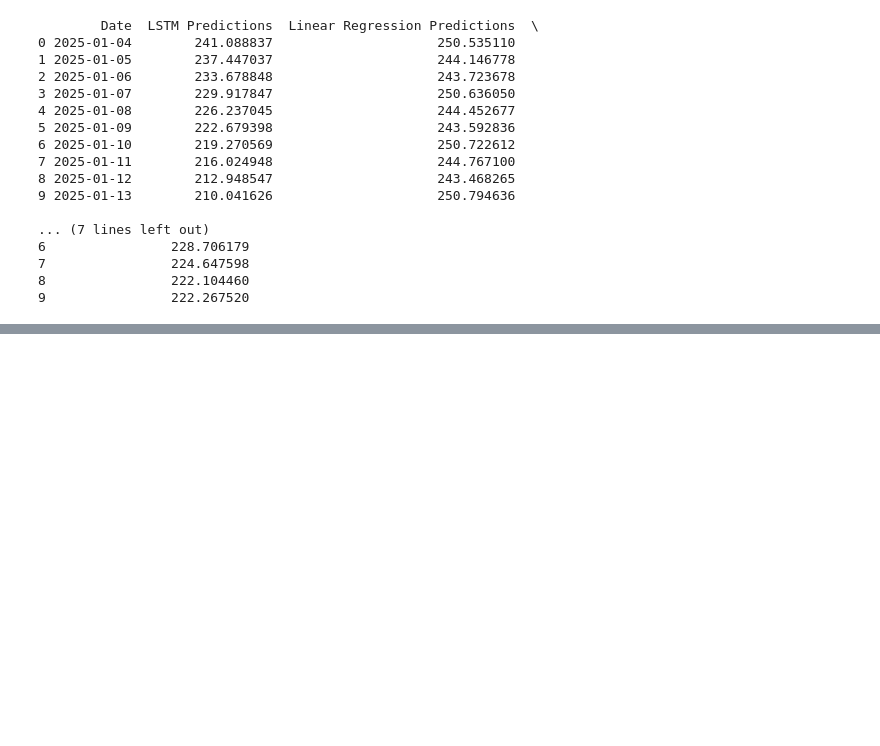
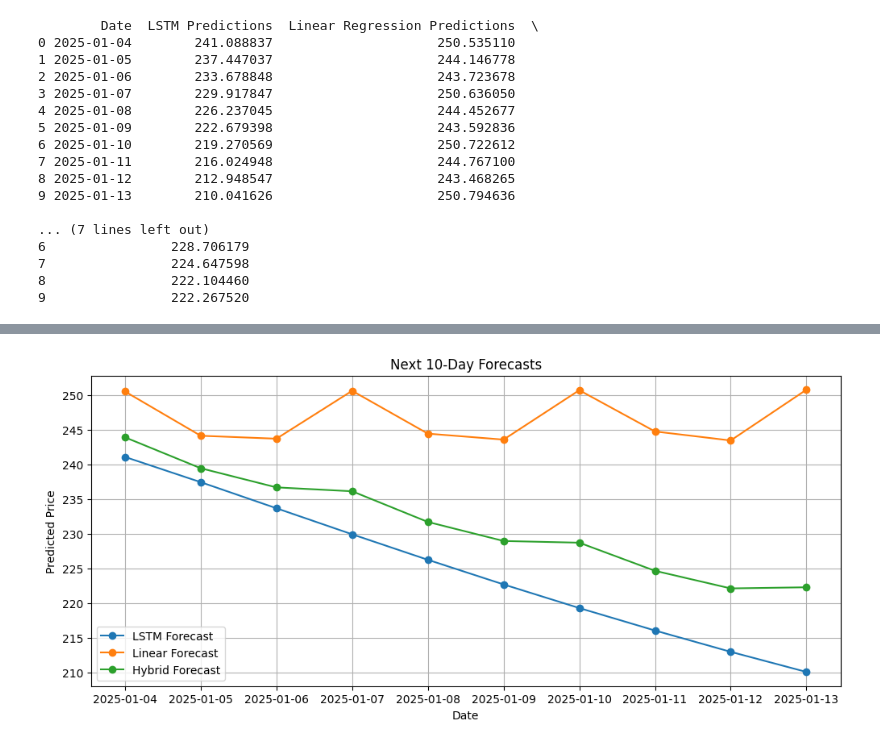
Before and after one commit to kaushik-gowda/Hybrid_ML_model, a Jupyter notebook: notebook/hybrid_model.ipynb, the cells around one changed output, grey strips where cells are left out. Saved outputs shown, nothing was run; the diff lists cells and outputs as text; code cells hidden in the pictures; blank space fills up the shorter version.

```diff
--- a/notebook/hybrid_model.ipynb
+++ b/notebook/hybrid_model.ipynb
@@ -203,0 +243,13 @@ print(predictions_df)
+# %%
+plt.figure(figsize=(12, 5))
+plt.plot(predictions_df['Date'], predictions_df['LSTM Predictions'], marker='o', label='LSTM Forecast')
+plt.plot(predictions_df['Date'], predictions_df['Linear Regression Predictions'], marker='o', label='Linear Forecast')
+plt.plot(predictions_df['Date'], predictions_df['Hybrid Model Predictions'], marker='o', label='Hybrid Forecast')
+plt.title('Next 10-Day Forecasts')
+plt.xlabel('Date')
+plt.ylabel('Predicted Price')
+plt.legend()
+plt.grid()
+plt.show()
+# %% [output]
+[figure, added]
```
Also changed, not shown: parts of 5 cells of this notebook, 2 other files.
